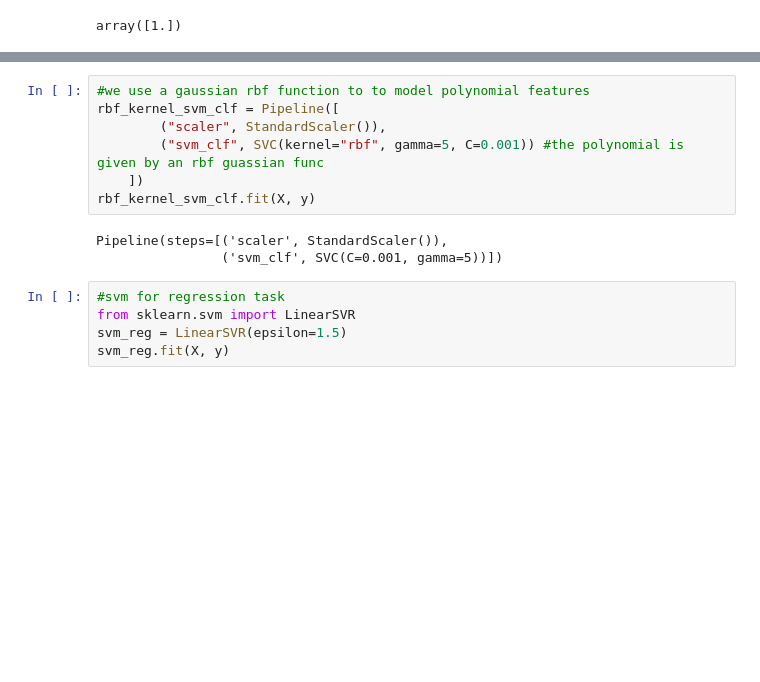
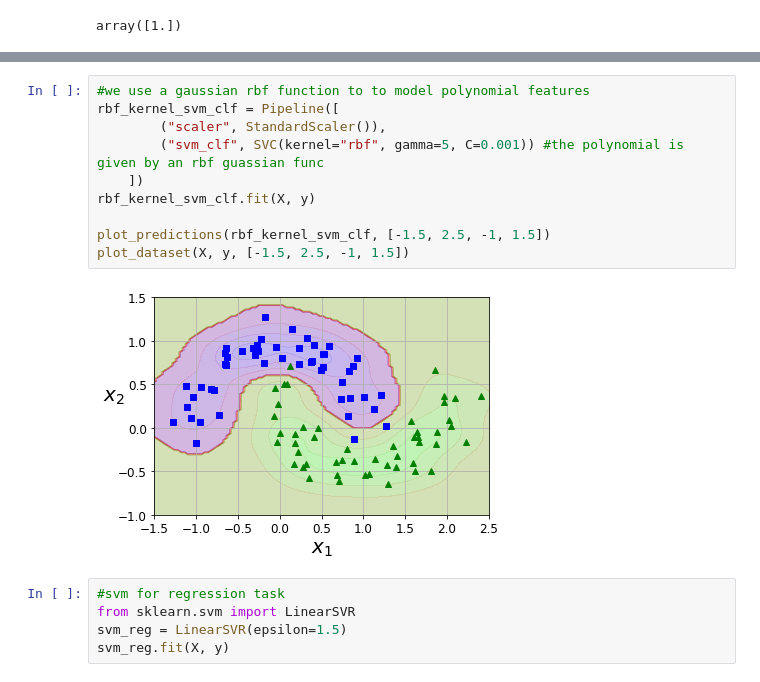
Before and after one commit to ravi-maithrey/learning-ml, a Jupyter notebook: svm.ipynb, the cells around one changed output, grey strips where cells are left out. Drawn from its saved outputs; the diff is of its cells as text; blank space fills up the shorter version.

```diff
--- a/svm.ipynb
+++ b/svm.ipynb
@@ -57,13 +89,15 @@ Pipeline(steps=[('scaler', StandardScaler()),
 # %%
 #we use a gaussian rbf function to to model polynomial features
 rbf_kernel_svm_clf = Pipeline([
         ("scaler", StandardScaler()),
         ("svm_clf", SVC(kernel="rbf", gamma=5, C=0.001)) #the polynomial is given by an rbf guassian func
     ])
 rbf_kernel_svm_clf.fit(X, y)
+
+plot_predictions(rbf_kernel_svm_clf, [-1.5, 2.5, -1, 1.5])
+plot_dataset(X, y, [-1.5, 2.5, -1, 1.5])
 # %% [output]
-Pipeline(steps=[('scaler', StandardScaler()),
-                ('svm_clf', SVC(C=0.001, gamma=5))])
+[figure, added]
 # %%
 #svm for regression task
 from sklearn.svm import LinearSVR
```
Also changed, not shown: parts of 5 cells of this notebook.
